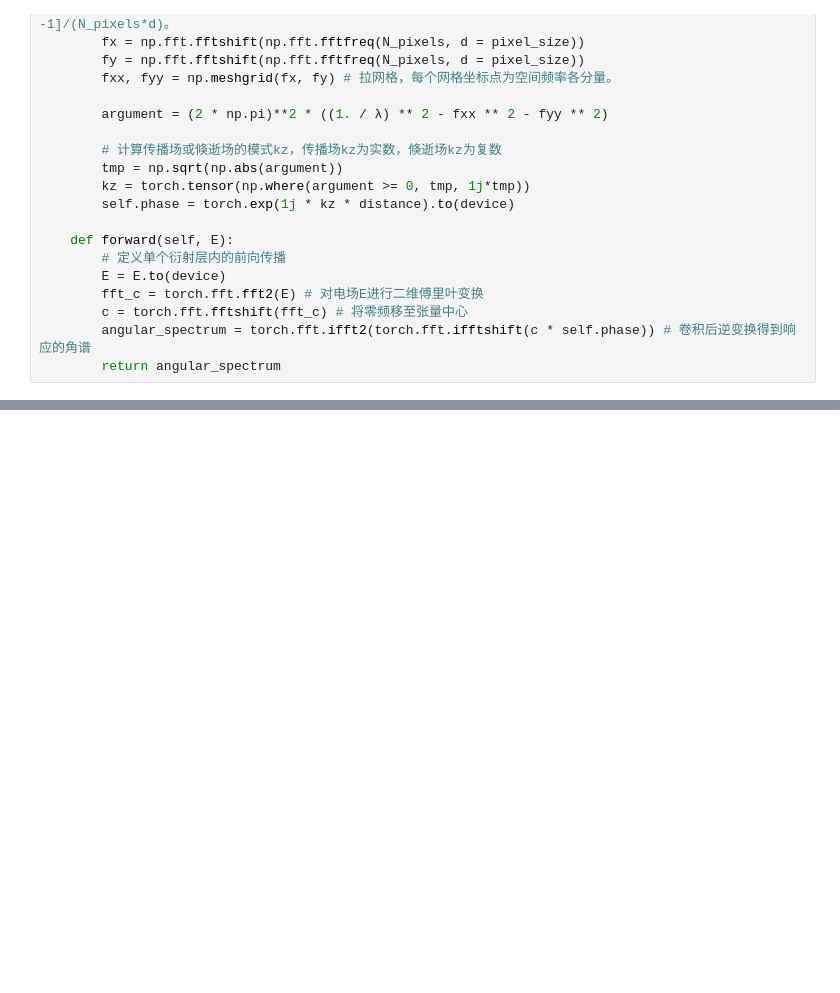
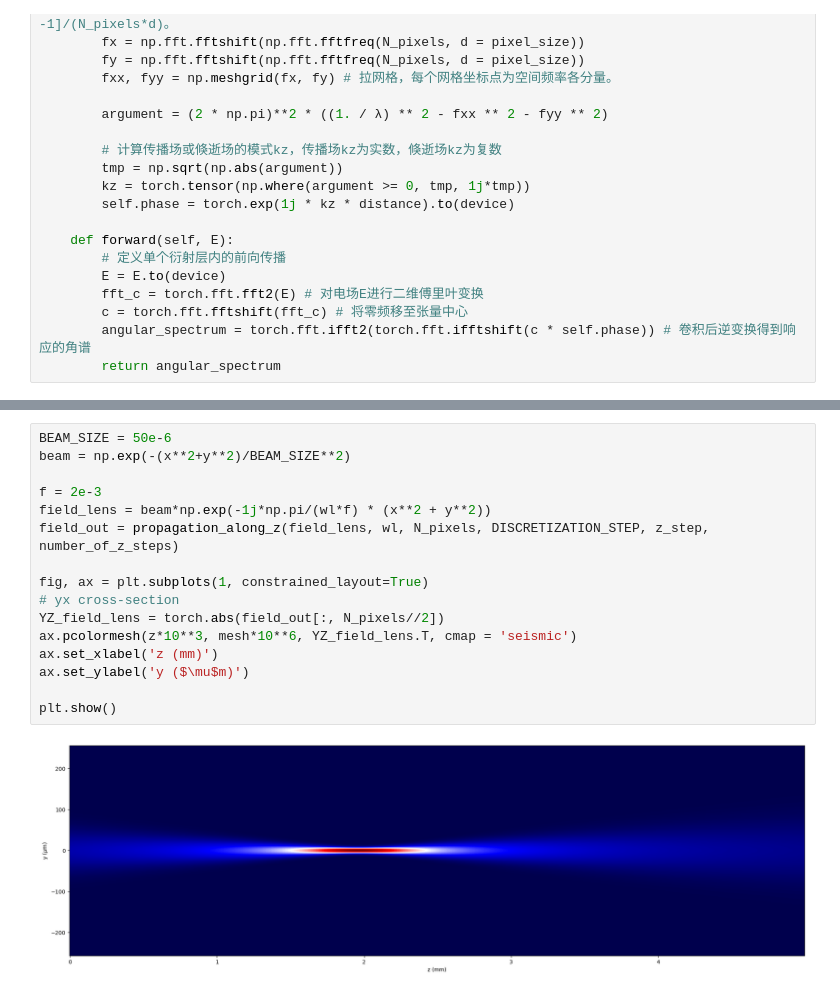
Before and after one commit to Loli-Eternally/D2NN-with-Pytorch, a Jupyter notebook: Beam-Diffraction.ipynb, the cells around one changed output, grey strips where cells are left out. Drawn from its saved outputs; the diff is of its cells as text; blank space fills up the shorter version.

```diff
--- a/Beam-Diffraction.ipynb
+++ b/Beam-Diffraction.ipynb
@@ -99,0 +100,18 @@ plt.show()
+# %%
+BEAM_SIZE = 50e-6
+beam = np.exp(-(x**2+y**2)/BEAM_SIZE**2)
+
+f = 2e-3
+field_lens = beam*np.exp(-1j*np.pi/(wl*f) * (x**2 + y**2))
+field_out = propagation_along_z(field_lens, wl, N_pixels, DISCRETIZATION_STEP, z_step, number_of_z_steps)
+
+fig, ax = plt.subplots(1, constrained_layout=True)
+# yx cross-section
+YZ_field_lens = torch.abs(field_out[:, N_pixels//2])
+ax.pcolormesh(z*10**3, mesh*10**6, YZ_field_lens.T, cmap = 'seismic')
+ax.set_xlabel('z (mm)')
+ax.set_ylabel('y ($\mu$m)')
+
+plt.show()
+# %% [output]
+[figure, added]
```
Also changed, not shown: parts of 19 cells of this notebook.
